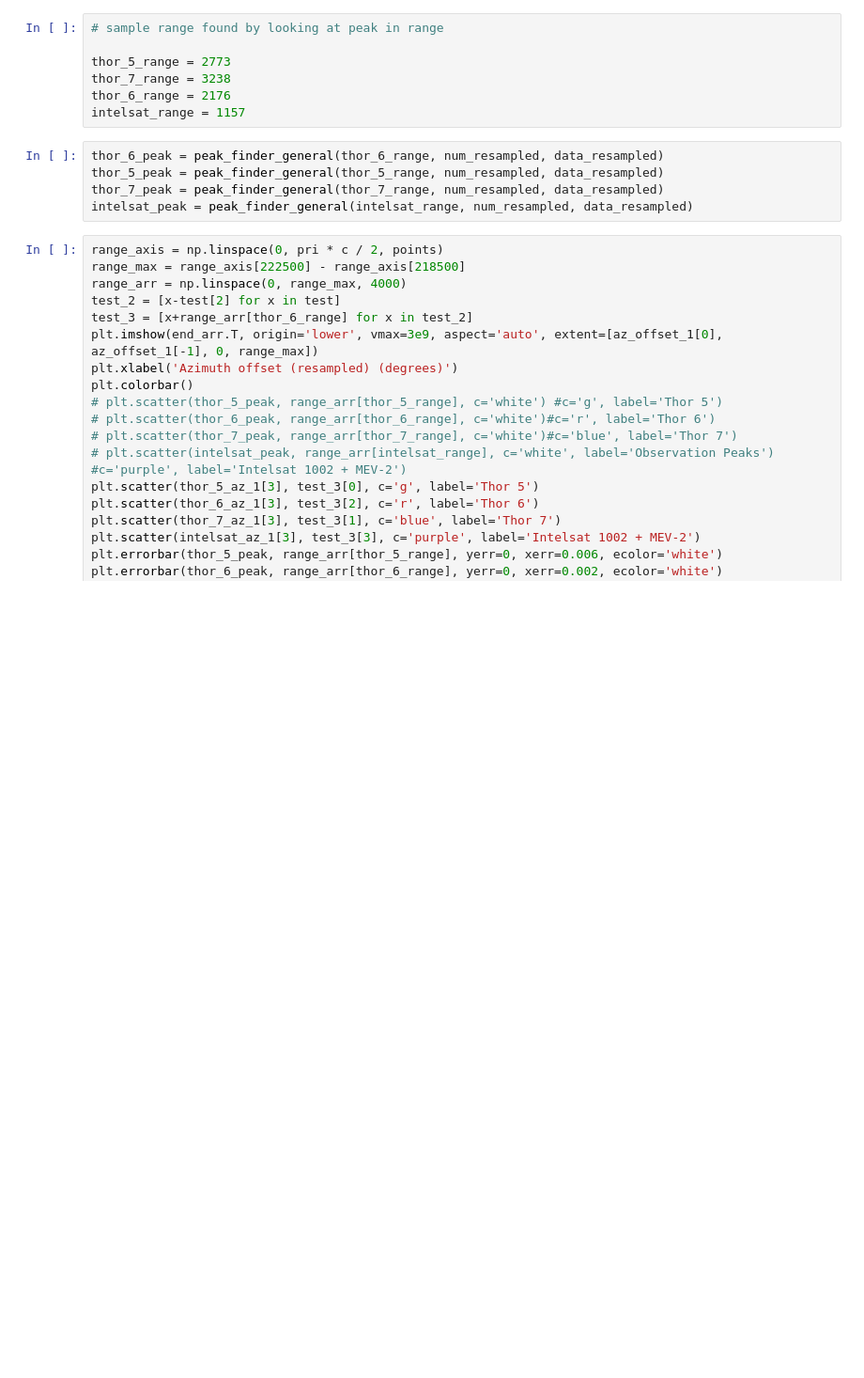
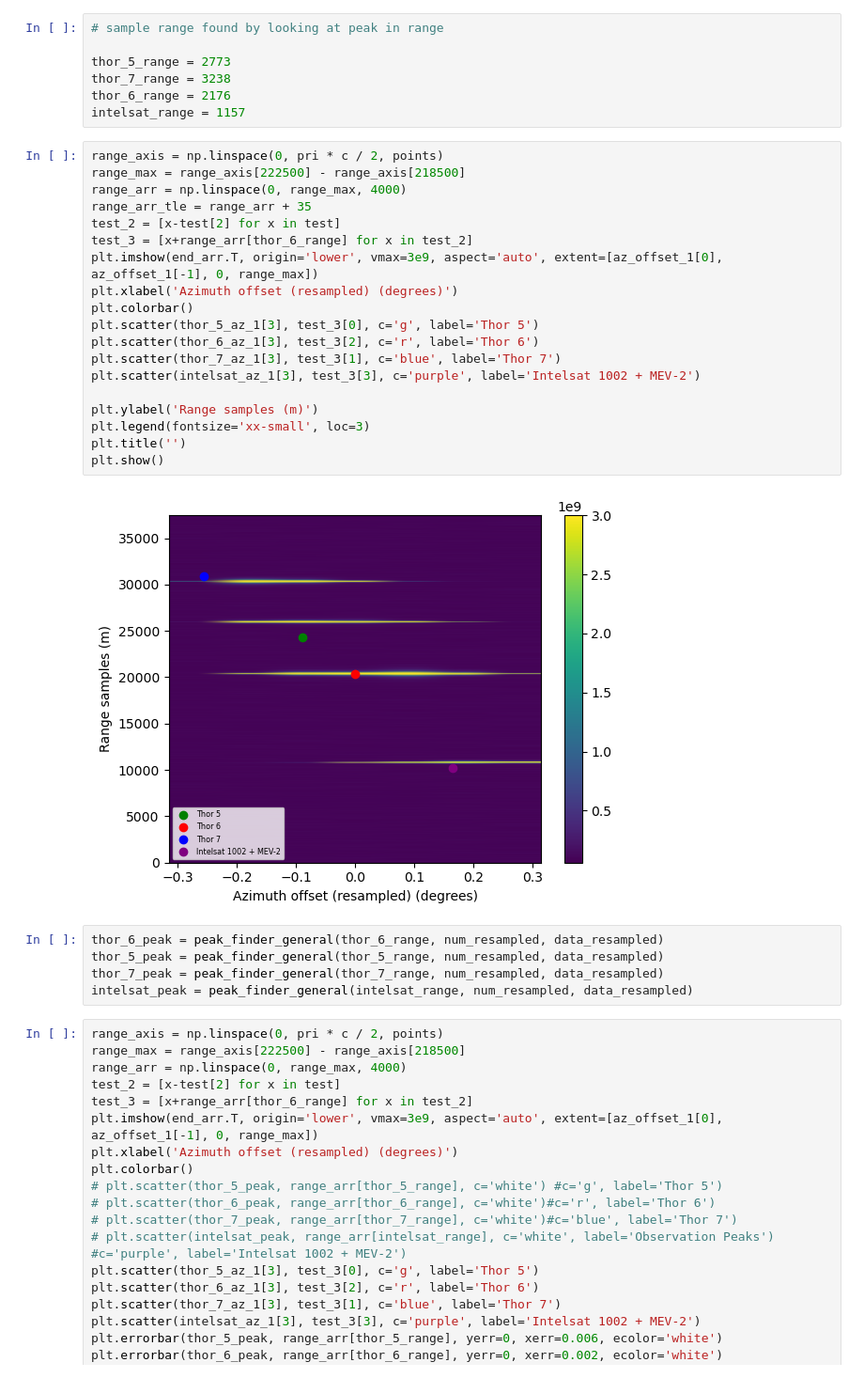
Before and after one commit to phoeberyder/geo-scan, a Jupyter notebook: gaussian_position_finder_and_plotter.ipynb, the cells around one changed output. Shown at 94% size. Cells and saved outputs as stored; diff of their text form; blank space fills up the shorter version.

Commit message:
different range calc added

```diff
--- a/gaussian_position_finder_and_plotter.ipynb
+++ b/gaussian_position_finder_and_plotter.ipynb
@@ -108,6 +97,27 @@ thor_5_range = 2773
 thor_7_range = 3238
 thor_6_range = 2176
 intelsat_range = 1157
+# %%
+range_axis = np.linspace(0, pri * c / 2, points)
+range_max = range_axis[222500] - range_axis[218500]
+range_arr = np.linspace(0, range_max, 4000)
+range_arr_tle = range_arr + 35
+test_2 = [x-test[2] for x in test]
+test_3 = [x+range_arr[thor_6_range] for x in test_2]
+plt.imshow(end_arr.T, origin='lower', vmax=3e9, aspect='auto', extent=[az_offset_1[0], az_offset_1[-1], 0, range_max])
+plt.xlabel('Azimuth offset (resampled) (degrees)')
+plt.colorbar()
+plt.scatter(thor_5_az_1[3], test_3[0], c='g', label='Thor 5')
+plt.scatter(thor_6_az_1[3], test_3[2], c='r', label='Thor 6')
+plt.scatter(thor_7_az_1[3], test_3[1], c='blue', label='Thor 7')
+plt.scatter(intelsat_az_1[3], test_3[3], c='purple', label='Intelsat 1002 + MEV-2')
+
+plt.ylabel('Range samples (m)')
+plt.legend(fontsize='xx-small', loc=3)
+plt.title('')
+plt.show()
+# %% [output]
+[figure, added]
 # %%
 thor_6_peak = peak_finder_general(thor_6_range, num_resampled, data_resampled)
 thor_5_peak = peak_finder_general(thor_5_range, num_resampled, data_resampled)
```
Also changed, not shown: parts of 9 cells of this notebook, 1 other file.
